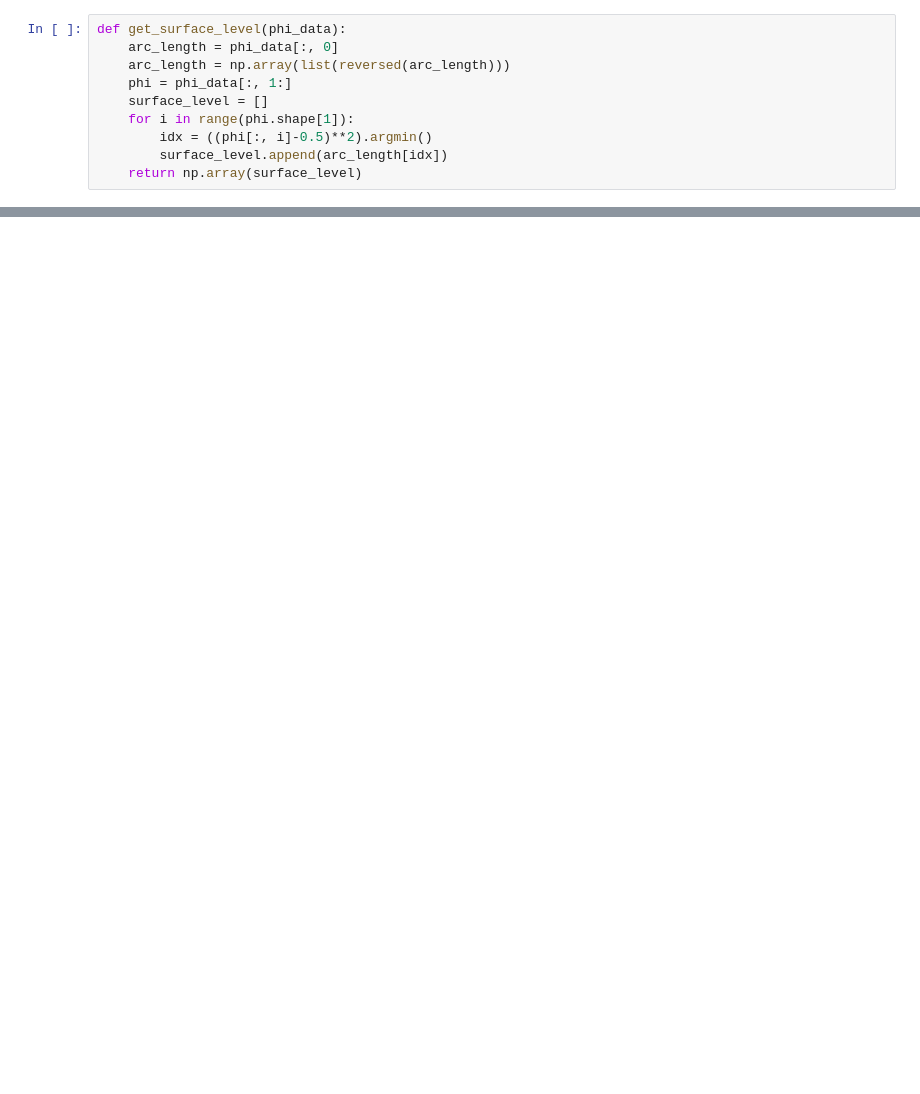
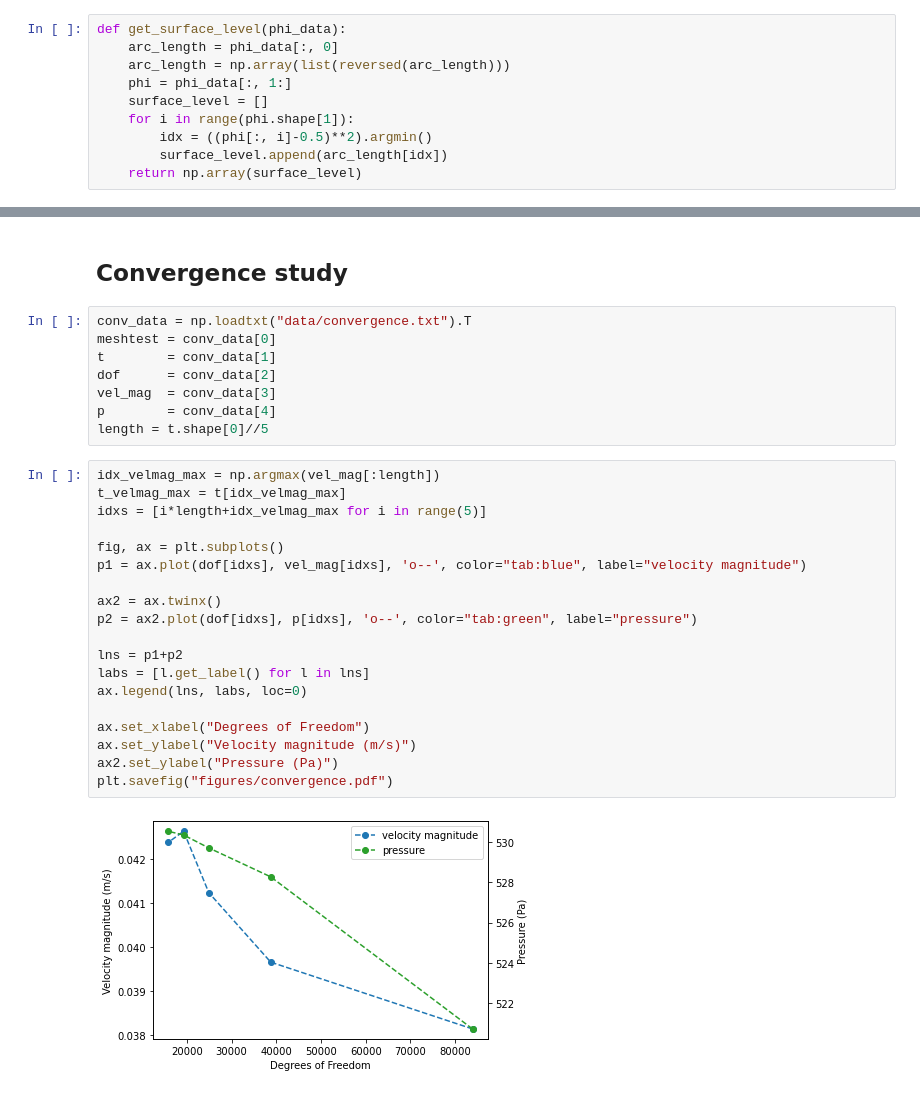
Before and after one commit to eliaserland/cfd, a Jupyter notebook: lab1/analysis.ipynb, the cells around one changed output, grey strips where cells are left out. Drawn from its saved outputs; the diff is of its cells as text; blank space fills up the shorter version.

```diff
--- a/lab1/analysis.ipynb
+++ b/lab1/analysis.ipynb
@@ -42,0 +57,31 @@ plt.show()
+# %% [markdown]
+## Convergence study
+# %%
+conv_data = np.loadtxt("data/convergence.txt").T
+meshtest = conv_data[0]
+t        = conv_data[1]
+dof      = conv_data[2]
+vel_mag  = conv_data[3]
+p        = conv_data[4]
+length = t.shape[0]//5
+# %%
+idx_velmag_max = np.argmax(vel_mag[:length])
+t_velmag_max = t[idx_velmag_max]
+idxs = [i*length+idx_velmag_max for i in range(5)]
+
+fig, ax = plt.subplots()
+p1 = ax.plot(dof[idxs], vel_mag[idxs], 'o--', color="tab:blue", label="velocity magnitude")
+
+ax2 = ax.twinx()
+p2 = ax2.plot(dof[idxs], p[idxs], 'o--', color="tab:green", label="pressure")
+
+lns = p1+p2
+labs = [l.get_label() for l in lns]
+ax.legend(lns, labs, loc=0)
+
+ax.set_xlabel("Degrees of Freedom")
+ax.set_ylabel("Velocity magnitude (m/s)")
+ax2.set_ylabel("Pressure (Pa)")
+plt.savefig("figures/convergence.pdf")
+# %% [output]
+[figure, added]
```
Also changed, not shown: parts of 10 cells of this notebook, 33 other files.
